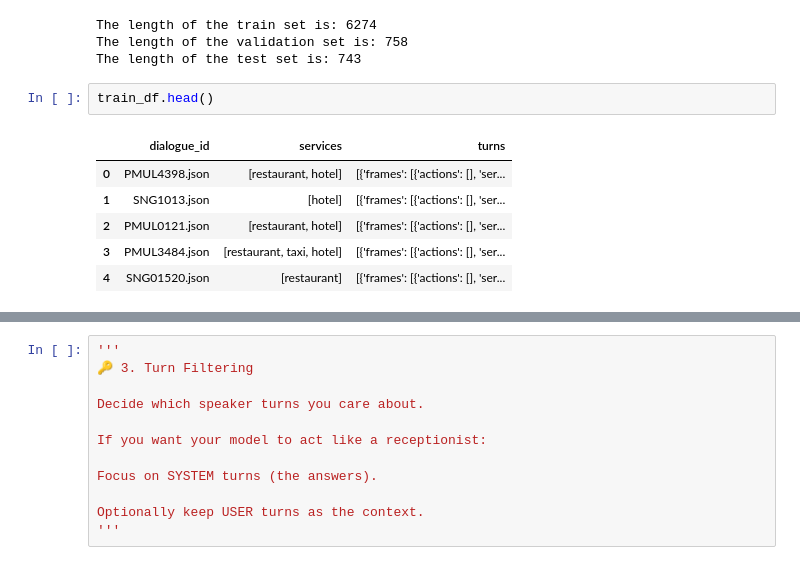
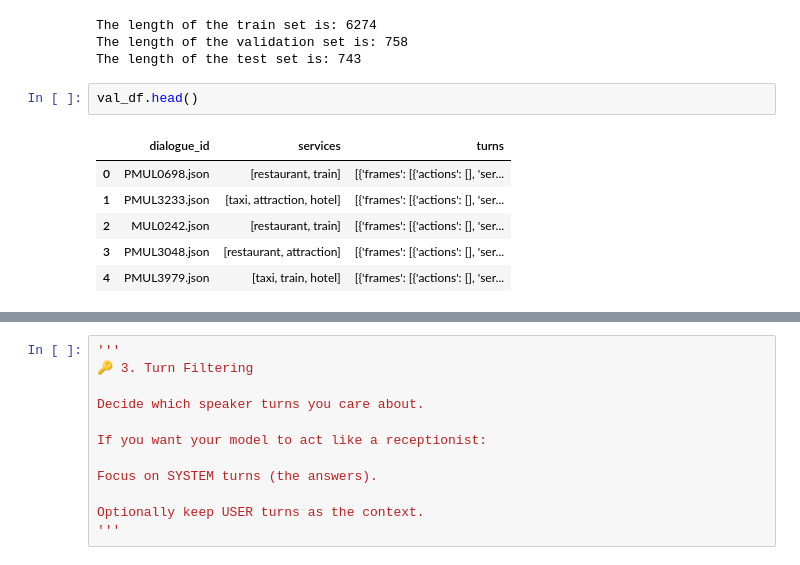
Before and after one commit to aliallam123/AI-Receptionist, a Jupyter notebook: Machine Learning Workflow/Data Preprocessing/data-preprocessing.ipynb, the cells around one changed output, grey strips where cells are left out. Saved outputs shown, nothing was run; the diff lists cells and outputs as text.

```diff
--- a/Machine Learning Workflow/Data Preprocessing/data-preprocessing.ipynb
+++ b/Machine Learning Workflow/Data Preprocessing/data-preprocessing.ipynb
@@ -292,11 +292,11 @@ The length of the train set is: 6274
 The length of the validation set is: 758
 The length of the test set is: 743
 # %%
-train_df.head()
+val_df.head()
 # %% [output]
 |  | dialogue_id | services | turns |
-| 0 | PMUL4398.json | [restaurant, hotel] | [{'frames': [{'actions': [], 'ser... |
-| 1 | SNG1013.json | [hotel] | [{'frames': [{'actions': [], 'ser... |
-| 2 | PMUL0121.json | [restaurant, hotel] | [{'frames': [{'actions': [], 'ser... |
-| 3 | PMUL3484.json | [restaurant, taxi, hotel] | [{'frames': [{'actions': [], 'ser... |
-| 4 | SNG01520.json | [restaurant] | [{'frames': [{'actions': [], 'ser... |
+| 0 | PMUL0698.json | [restaurant, train] | [{'frames': [{'actions': [], 'ser... |
+| 1 | PMUL3233.json | [taxi, attraction, hotel] | [{'frames': [{'actions': [], 'ser... |
+| 2 | MUL0242.json | [restaurant, train] | [{'frames': [{'actions': [], 'ser... |
+| 3 | PMUL3048.json | [restaurant, attraction] | [{'frames': [{'actions': [], 'ser... |
+| 4 | PMUL3979.json | [taxi, train, hotel] | [{'frames': [{'actions': [], 'ser... |
```
Also changed, not shown: parts of 5 cells of this notebook.
